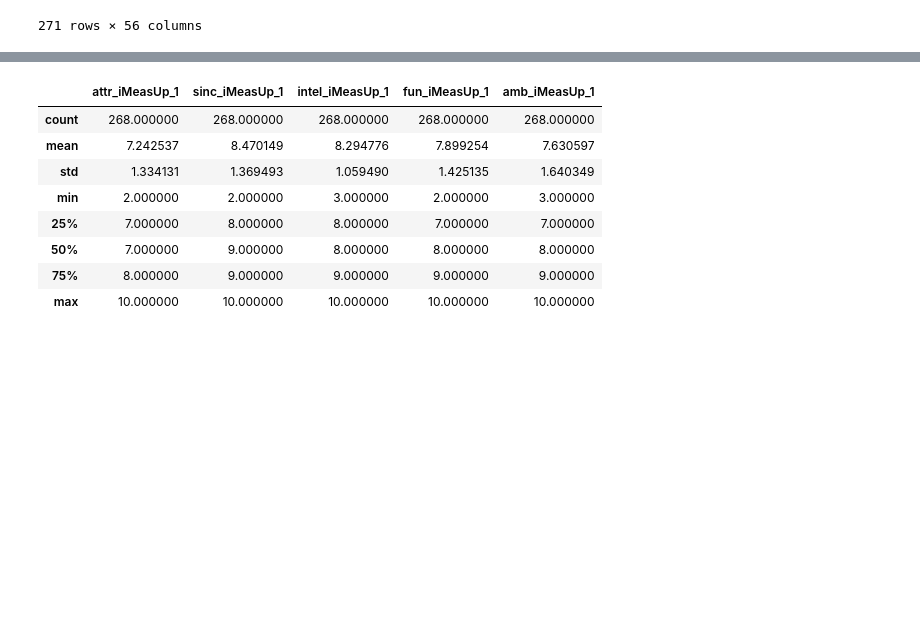
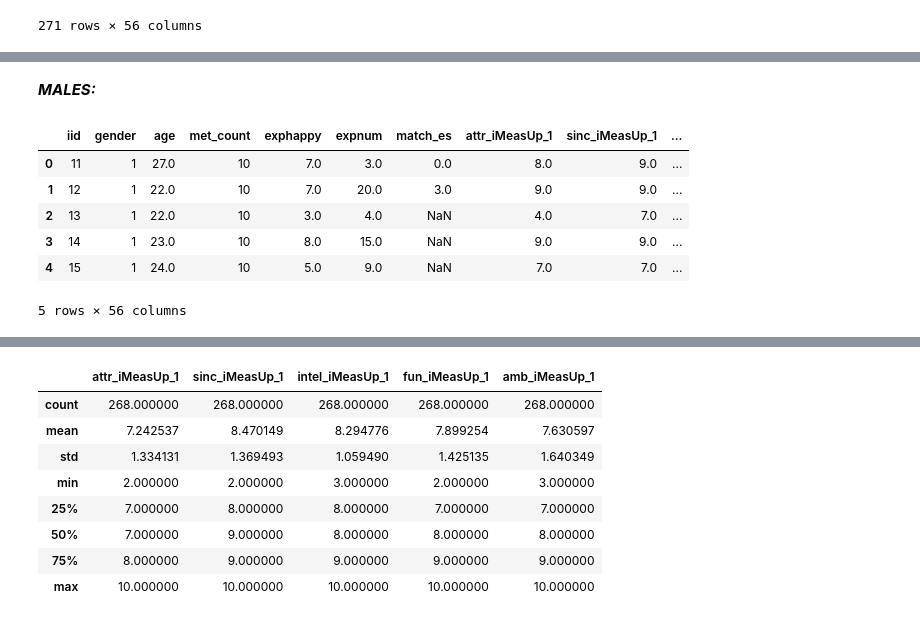
Before and after one commit to MirandaRemmer/DS-SF-23-work, a Jupyter notebook: final-project - MR/3/SpeedDatingDataset_FinalProject_REMMER_draft2.ipynb, the cells around one changed output, grey strips where cells are left out. Drawn from its saved outputs; the diff is of its cells as text; code cells hidden in the pictures; blank space fills up the shorter version.

```diff
--- a/final-project - MR/3/SpeedDatingDataset_FinalProject_REMMER_draft2.ipynb
+++ b/final-project - MR/3/SpeedDatingDataset_FinalProject_REMMER_draft2.ipynb
@@ -1296,0 +1300,12 @@ df_female_condensed.describe()
+# %% [markdown]
+***MALES:***
+# %%
+df_male_condensed.head()
+# %% [output]
+|  | iid | gender | age | met_count | exphappy | expnum | match_es | attr_iMeasUp_1 | sinc_iMeasUp_1 | ... |
+| 0 | 11 | 1 | 27.0 | 10 | 7.0 | 3.0 | 0.0 | 8.0 | 9.0 | ... |
+| 1 | 12 | 1 | 22.0 | 10 | 7.0 | 20.0 | 3.0 | 9.0 | 9.0 | ... |
+| 2 | 13 | 1 | 22.0 | 10 | 3.0 | 4.0 | NaN | 4.0 | 7.0 | ... |
+| 3 | 14 | 1 | 23.0 | 10 | 8.0 | 15.0 | NaN | 9.0 | 9.0 | ... |
+| 4 | 15 | 1 | 24.0 | 10 | 5.0 | 9.0 | NaN | 7.0 | 7.0 | ... |
+5 rows × 56 columns
```
Also changed, not shown: parts of 46 cells of this notebook.
